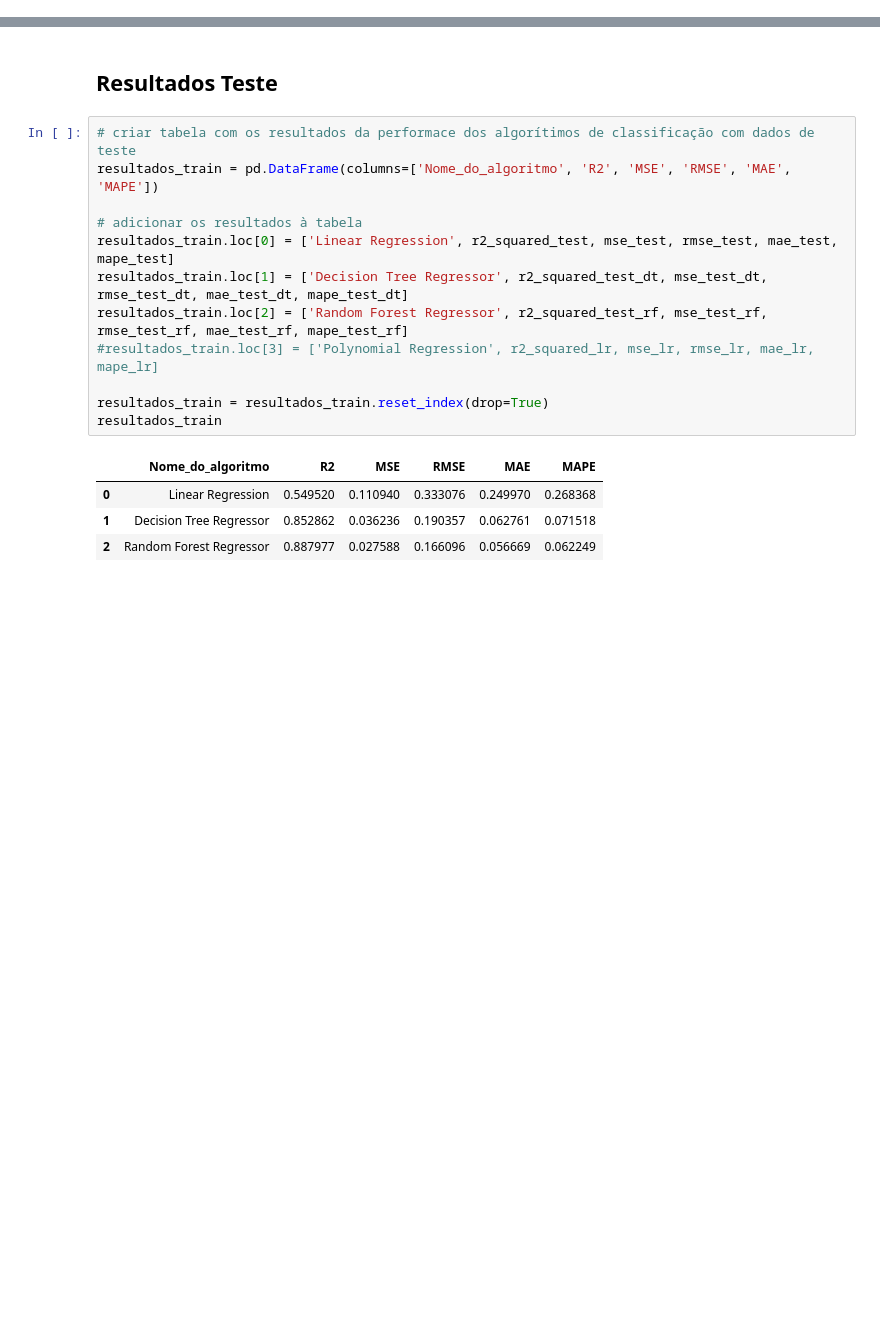
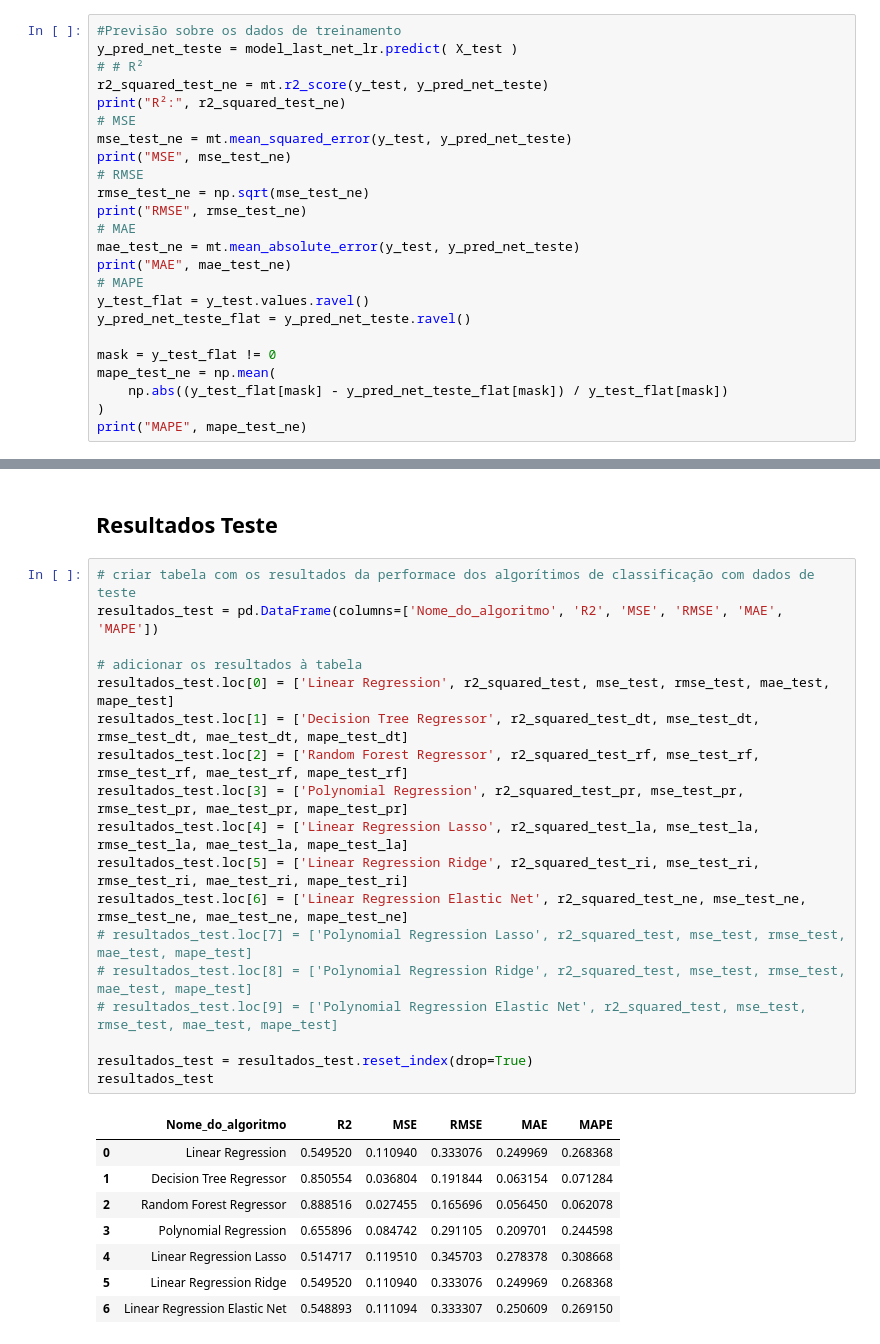
Before and after one commit to alvaro-morais-png/ensaio-machine-learning, a Jupyter notebook: ensaios/regressao/regressao_teste.ipynb, the cells around one changed output, grey strips where cells are left out. Cells and saved outputs as stored; diff of their text form; blank space fills up the shorter version.

```diff
--- a/ensaios/regressao/regressao_teste.ipynb
+++ b/ensaios/regressao/regressao_teste.ipynb
@@ -473,0 +887,24 @@ MAPE 0.062249069015965795
+# %%
+#Previsão sobre os dados de treinamento
+y_pred_net_teste = model_last_net_lr.predict( X_test )
+# # R²
+r2_squared_test_ne = mt.r2_score(y_test, y_pred_net_teste)
+print("R²:", r2_squared_test_ne)
+# MSE
+mse_test_ne = mt.mean_squared_error(y_test, y_pred_net_teste)
+print("MSE", mse_test_ne)
+# RMSE
+rmse_test_ne = np.sqrt(mse_test_ne)
+print("RMSE", rmse_test_ne)
+# MAE
+mae_test_ne = mt.mean_absolute_error(y_test, y_pred_net_teste)
+print("MAE", mae_test_ne)
+# MAPE
+y_test_flat = y_test.values.ravel()
+y_pred_net_teste_flat = y_pred_net_teste.ravel()
+
+mask = y_test_flat != 0
+mape_test_ne = np.mean(
+    np.abs((y_test_flat[mask] - y_pred_net_teste_flat[mask]) / y_test_flat[mask])
+)
+print("MAPE", mape_test_ne)
@@ -515,18 +978,28 @@ resultados_train
 ## Resultados Teste
 # %%
 # criar tabela com os resultados da performace dos algorítimos de classificação com dados de teste
-resultados_train = pd.DataFrame(columns=['Nome_do_algoritmo', 'R2', 'MSE', 'RMSE', 'MAE', 'MAPE'])
+resultados_test = pd.DataFrame(columns=['Nome_do_algoritmo', 'R2', 'MSE', 'RMSE', 'MAE', 'MAPE'])
 
 # adicionar os resultados à tabela
-resultados_train.loc[0] = ['Linear Regression', r2_squared_test, mse_test, rmse_test, mae_test, mape_test]
-resultados_train.loc[1] = ['Decision Tree Regressor', r2_squared_test_dt, mse_test_dt, rmse_test_dt, mae_test_dt, mape_test_dt]
-resultados_train.loc[2] = ['Random Forest Regressor', r2_squared_test_rf, mse_test_rf, rmse_test_rf, mae_test_rf, mape_test_rf]
-#resultados_train.loc[3] = ['Polynomial Regression', r2_squared_lr, mse_lr, rmse_lr, mae_lr, mape_lr]
+resultados_test.loc[0] = ['Linear Regression', r2_squared_test, mse_test, rmse_test, mae_test, mape_test]
+resultados_test.loc[1] = ['Decision Tree Regressor', r2_squared_test_dt, mse_test_dt, rmse_test_dt, mae_test_dt, mape_test_dt]
+resultados_test.loc[2] = ['Random Forest Regressor', r2_squared_test_rf, mse_test_rf, rmse_test_rf, mae_test_rf, mape_test_rf]
+resultados_test.loc[3] = ['Polynomial Regression', r2_squared_test_pr, mse_test_pr, rmse_test_pr, mae_test_pr, mape_test_pr]
+resultados_test.loc[4] = ['Linear Regression Lasso', r2_squared_test_la, mse_test_la, rmse_test_la, mae_test_la, mape_test_la]
+resultados_test.loc[5] = ['Linear Regression Ridge', r2_squared_test_ri, mse_test_ri, rmse_test_ri, mae_test_ri, mape_test_ri]
+resultados_test.loc[6] = ['Linear Regression Elastic Net', r2_squared_test_ne, mse_test_ne, rmse_test_ne, mae_test_ne, mape_test_ne]
+# resultados_test.loc[7] = ['Polynomial Regression Lasso', r2_squared_test, mse_test, rmse_test, mae_test, mape_test]
+# resultados_test.loc[8] = ['Polynomial Regression Ridge', r2_squared_test, mse_test, rmse_test, mae_test, mape_test]
+# resultados_test.loc[9] = ['Polynomial Regression Elastic Net', r2_squared_test, mse_test, rmse_test, mae_test, mape_test]
 
-resultados_train = resultados_train.reset_index(drop=True)
-resultados_train
+resultados_test = resultados_test.reset_index(drop=True)
+resultados_test
 # %% [output]
 |  | Nome_do_algoritmo | R2 | MSE | RMSE | MAE | MAPE |
-| 0 | Linear Regression | 0.549520 | 0.110940 | 0.333076 | 0.249970 | 0.268368 |
-| 1 | Decision Tree Regressor | 0.852862 | 0.036236 | 0.190357 | 0.062761 | 0.071518 |
-| 2 | Random Forest Regressor | 0.887977 | 0.027588 | 0.166096 | 0.056669 | 0.062249 |
+| 0 | Linear Regression | 0.549520 | 0.110940 | 0.333076 | 0.249969 | 0.268368 |
+| 1 | Decision Tree Regressor | 0.850554 | 0.036804 | 0.191844 | 0.063154 | 0.071284 |
+| 2 | Random Forest Regressor | 0.888516 | 0.027455 | 0.165696 | 0.056450 | 0.062078 |
+| 3 | Polynomial Regression | 0.655896 | 0.084742 | 0.291105 | 0.209701 | 0.244598 |
+| 4 | Linear Regression Lasso | 0.514717 | 0.119510 | 0.345703 | 0.278378 | 0.308668 |
+| 5 | Linear Regression Ridge | 0.549520 | 0.110940 | 0.333076 | 0.249969 | 0.268368 |
+| 6 | Linear Regression Elastic Net | 0.548893 | 0.111094 | 0.333307 | 0.250609 | 0.269150 |
```
Also changed, not shown: parts of 35 cells of this notebook.
